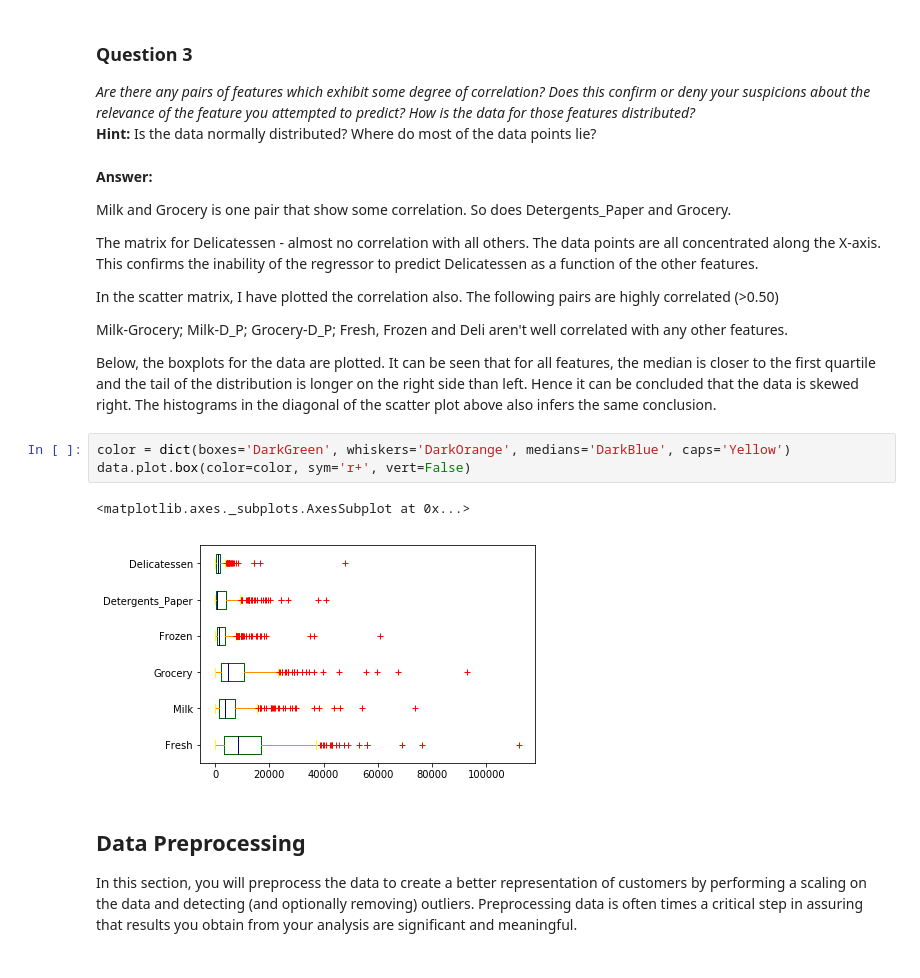
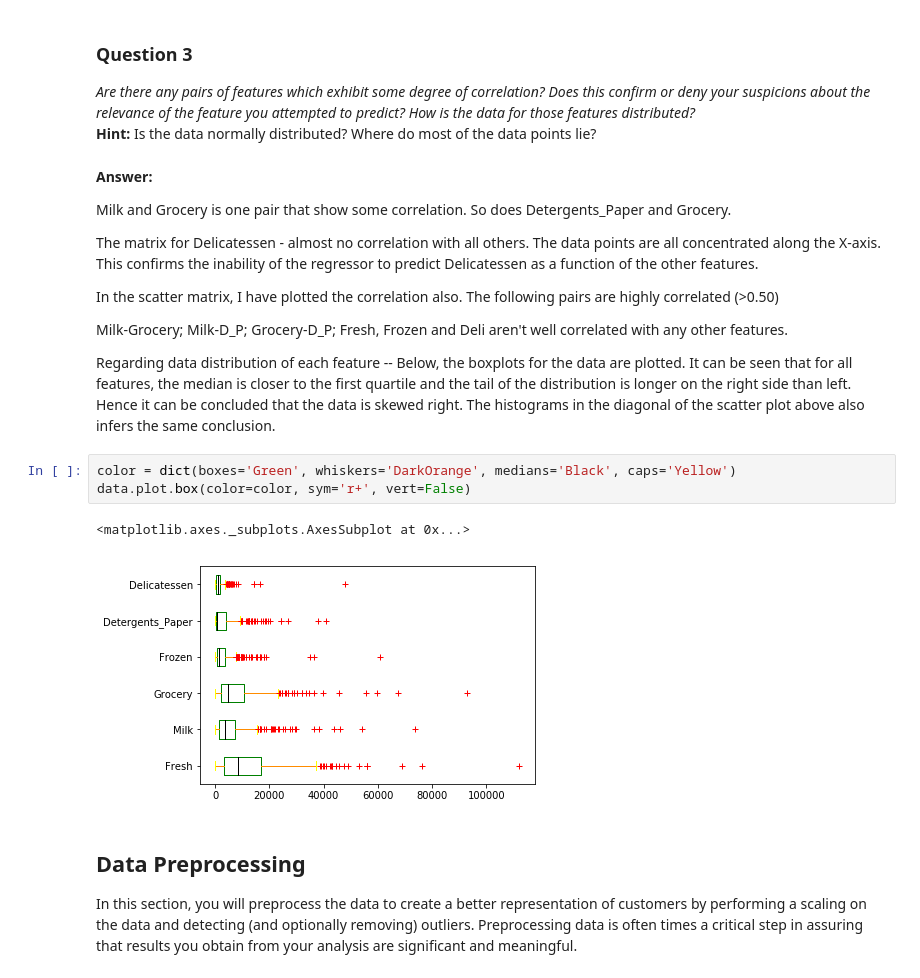
Before and after one commit to vharavu/unsupClust, a Jupyter notebook: customer_segments.ipynb, the cells around one changed output. Cells and saved outputs as stored; diff of their text form.

```diff
--- a/customer_segments.ipynb
+++ b/customer_segments.ipynb
@@ -237,13 +237,13 @@ In the scatter matrix, I have plotted the correlation also. The following pairs
 Milk-Grocery; Milk-D_P; Grocery-D_P;
 Fresh, Frozen and Deli aren't well correlated with any other features.
 
-Below, the boxplots for the data are plotted. It can be seen that for all features, the median is closer to the first quartile and the tail of the distribution is longer on the right side than left. Hence it can be concluded that the data is skewed right. The histograms in the diagonal of the scatter plot above also infers the same conclusion.
+Regarding data distribution of each feature -- Below, the boxplots for the data are plotted. It can be seen that for all features, the median is closer to the first quartile and the tail of the distribution is longer on the right side than left. Hence it can be concluded that the data is skewed right. The histograms in the diagonal of the scatter plot above also infers the same conclusion.
 # %%
-color = dict(boxes='DarkGreen', whiskers='DarkOrange', medians='DarkBlue', caps='Yellow')
+color = dict(boxes='Green', whiskers='DarkOrange', medians='Black', caps='Yellow')
 data.plot.box(color=color, sym='r+', vert=False)
 # %% [output]
 <matplotlib.axes._subplots.AxesSubplot at 0x...>
-[figure, old version]
+[figure, new version]
 # %% [markdown]
 ## Data Preprocessing
 In this section, you will preprocess the data to create a better representation of customers by performing a scaling on the data and detecting (and optionally removing) outliers. Preprocessing data is often times a critical step in assuring that results you obtain from your analysis are significant and meaningful.
```
Also changed, not shown: parts of 1 cell of this notebook.
